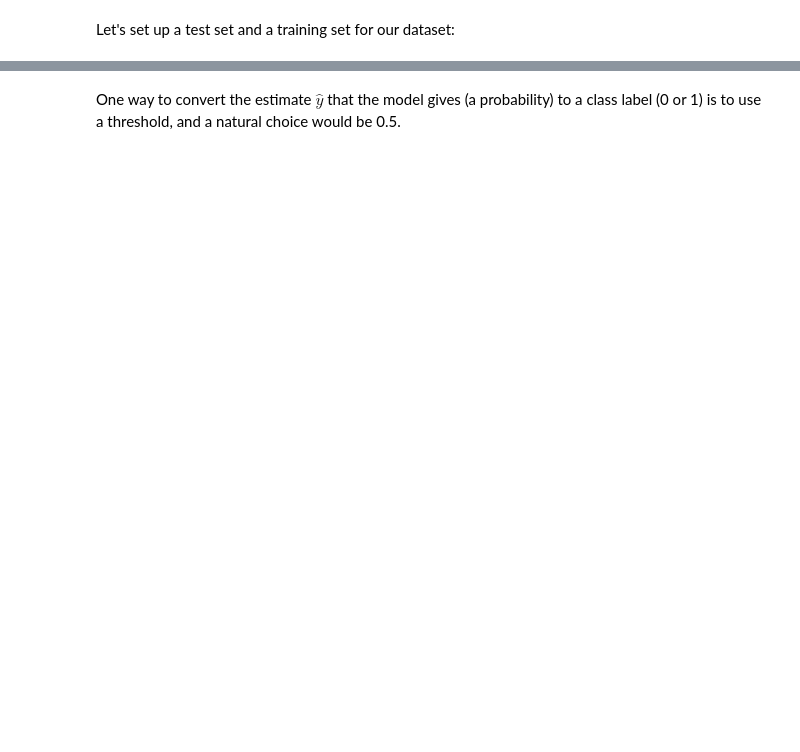
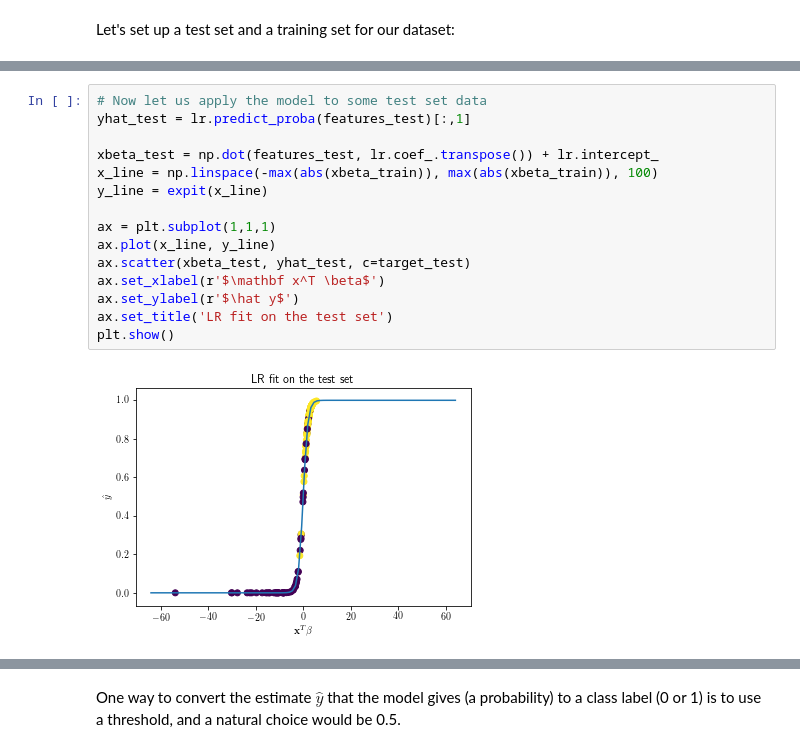
Before and after one commit to sverchkov/bmi-773-content, a Jupyter notebook: ml-lecture-2020-03-23.ipynb, the cells around one changed output, grey strips where cells are left out. Cells and saved outputs as stored; diff of their text form; blank space fills up the shorter version.

```diff
--- a/ml-lecture-2020-03-23.ipynb
+++ b/ml-lecture-2020-03-23.ipynb
@@ -220,0 +239,17 @@ yhat_test = lr.predict_proba(features_test)
+# %%
+# Now let us apply the model to some test set data
+yhat_test = lr.predict_proba(features_test)[:,1]
+
+xbeta_test = np.dot(features_test, lr.coef_.transpose()) + lr.intercept_
+x_line = np.linspace(-max(abs(xbeta_train)), max(abs(xbeta_train)), 100)
+y_line = expit(x_line)
+
+ax = plt.subplot(1,1,1)
+ax.plot(x_line, y_line)
+ax.scatter(xbeta_test, yhat_test, c=target_test)
+ax.set_xlabel(r'$\mathbf x^T \beta$')
+ax.set_ylabel(r'$\hat y$')
+ax.set_title('LR fit on the test set')
+plt.show()
+# %% [output]
+[figure, added]
```
Also changed, not shown: parts of 28 cells of this notebook, 5 other files.
